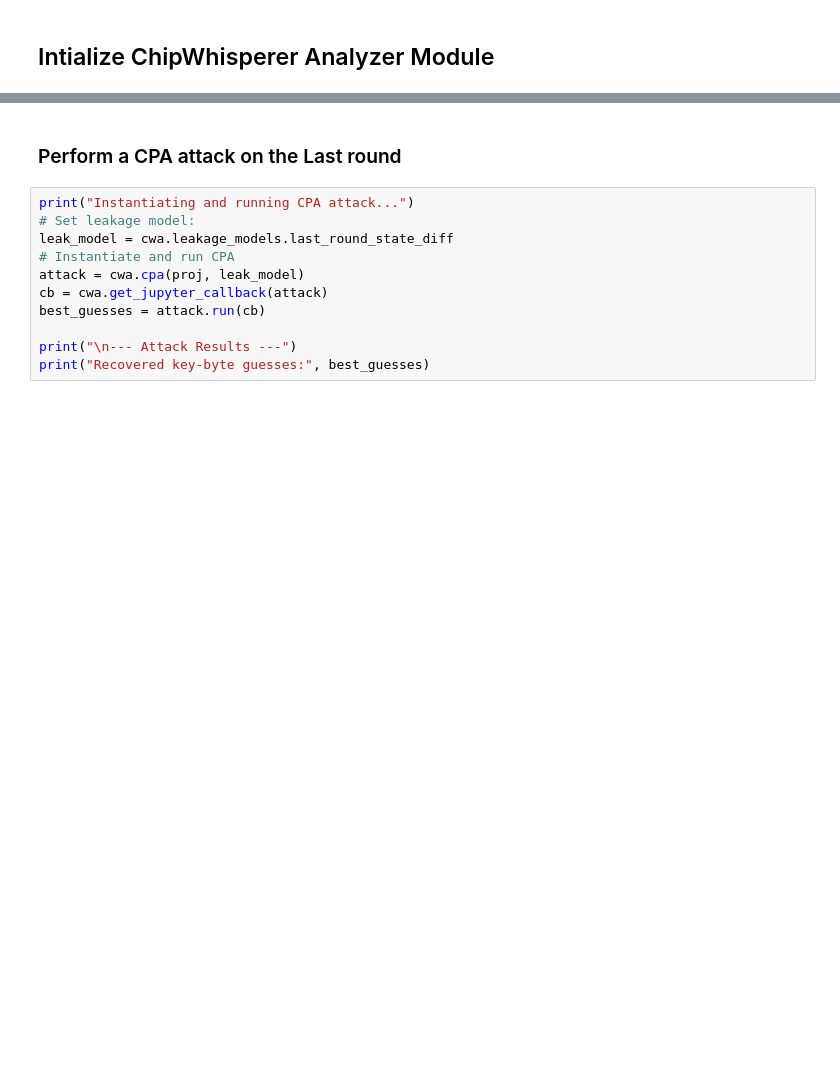
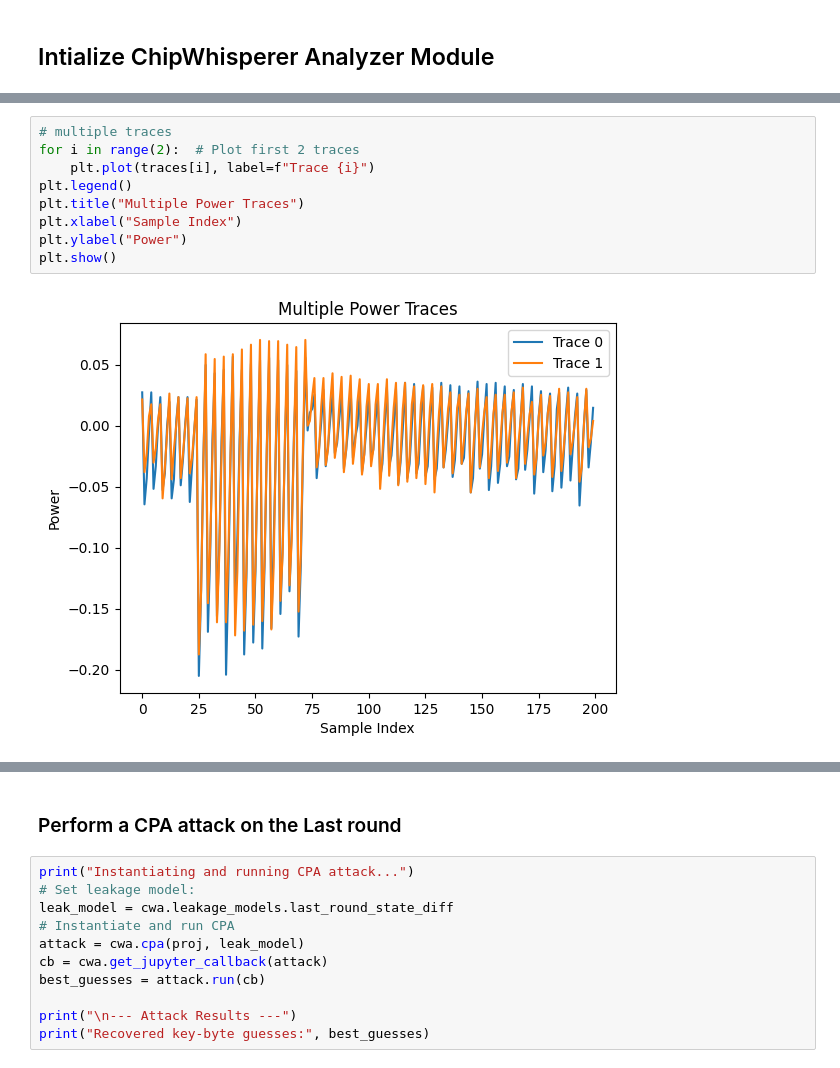
Before and after one commit to Tayebwa-ian/AdvSecEng25-SCA-framework, a Jupyter notebook: src/py/new_analysis.ipynb, the cells around one changed output, grey strips where cells are left out. Cells and saved outputs as stored; diff of their text form; blank space fills up the shorter version.

```diff
--- a/src/py/new_analysis.ipynb
+++ b/src/py/new_analysis.ipynb
@@ -8,0 +46,11 @@ import os
+# %%
+# multiple traces
+for i in range(2):  # Plot first 2 traces
+    plt.plot(traces[i], label=f"Trace {i}")
+plt.legend()
+plt.title("Multiple Power Traces")
+plt.xlabel("Sample Index")
+plt.ylabel("Power")
+plt.show()
+# %% [output]
+[figure, added]
```
Also changed, not shown: parts of 5 cells of this notebook, 8 other files.
